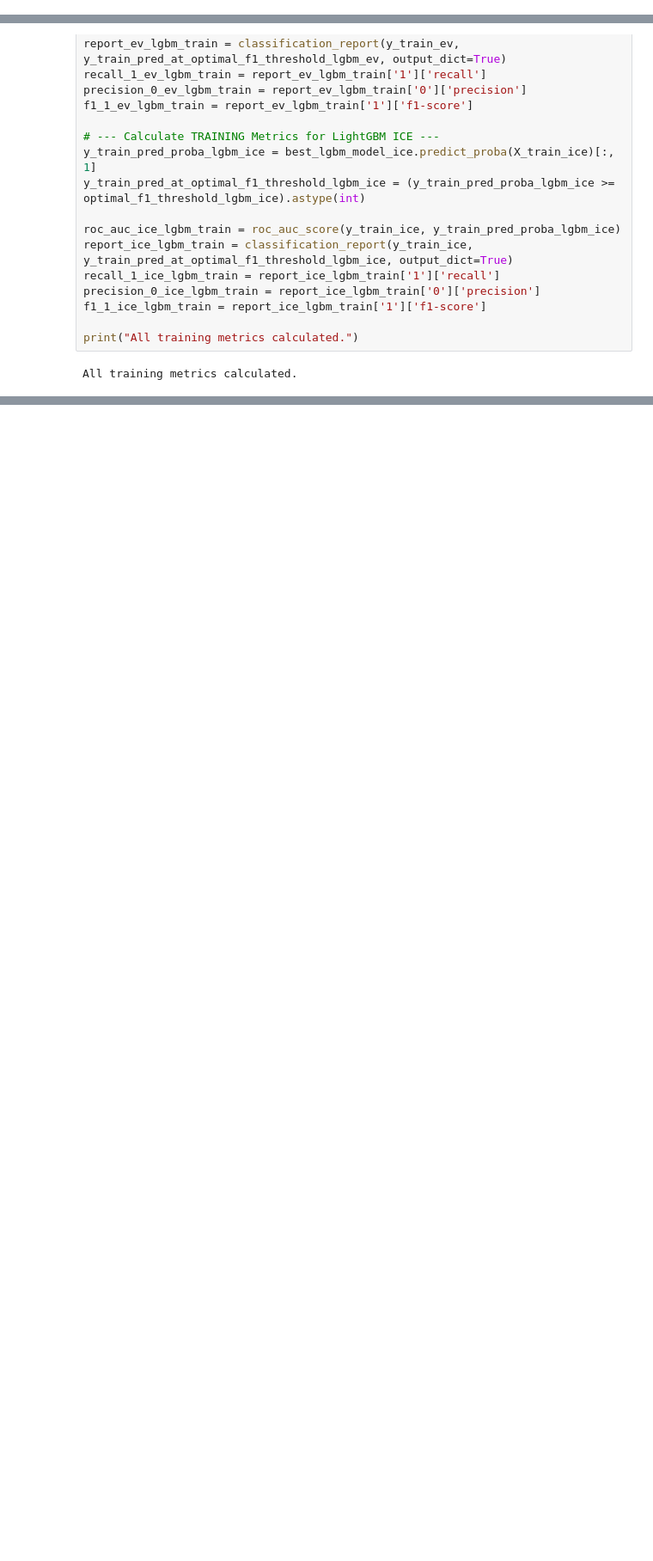
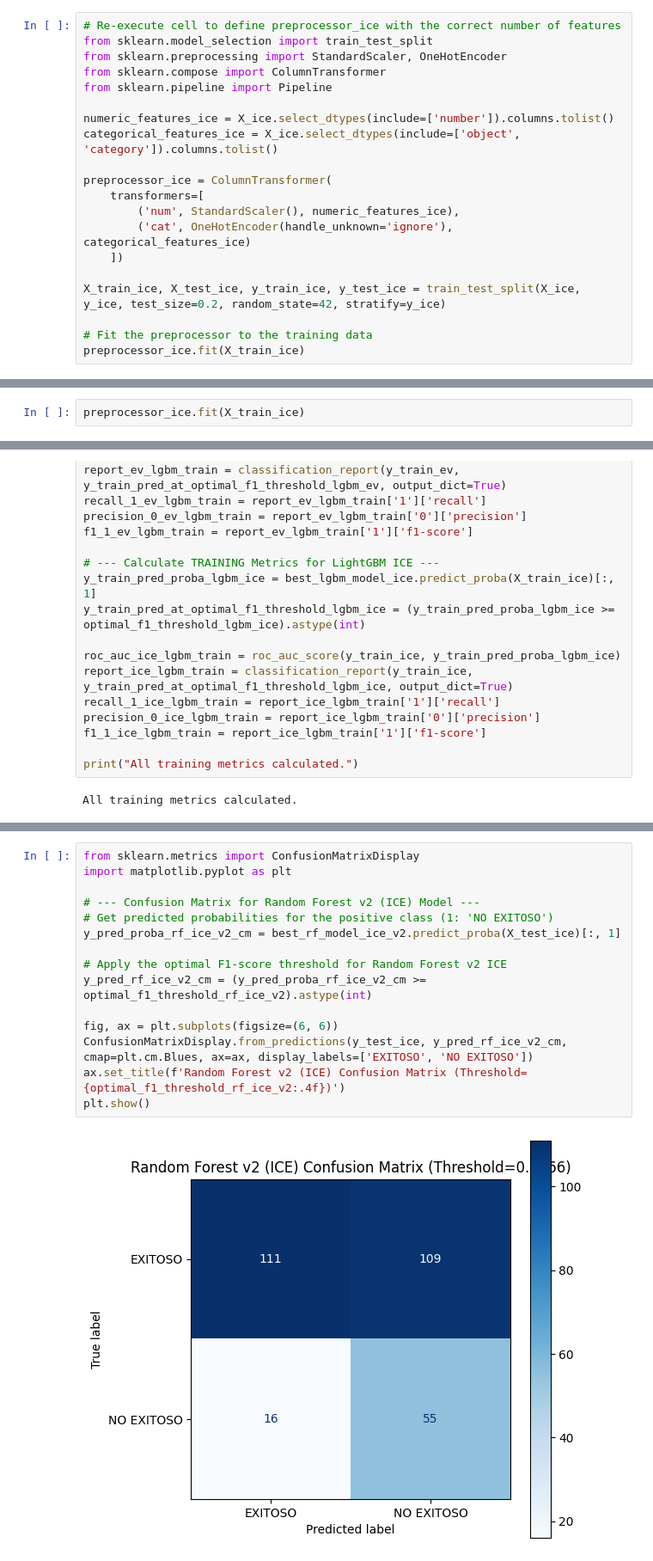
Before and after one commit to Andrea-125478/MCD, a Jupyter notebook: Reentrenamiento sin HEV.ipynb, the cells around one changed output, grey strips where cells are left out. Shown at 86% size. Saved outputs shown, nothing was run; the diff lists cells and outputs as text; blank space fills up the shorter version.

```diff
--- a/Reentrenamiento sin HEV.ipynb
+++ b/Reentrenamiento sin HEV.ipynb
@@ -1433,0 +1548,20 @@ Name: count, dtype: int64
+# %%
+# Re-execute cell to define preprocessor_ice with the correct number of features
+from sklearn.model_selection import train_test_split
+from sklearn.preprocessing import StandardScaler, OneHotEncoder
+from sklearn.compose import ColumnTransformer
+from sklearn.pipeline import Pipeline
+
+numeric_features_ice = X_ice.select_dtypes(include=['number']).columns.tolist()
+categorical_features_ice = X_ice.select_dtypes(include=['object', 'category']).columns.tolist()
+
+preprocessor_ice = ColumnTransformer(
+    transformers=[
+        ('num', StandardScaler(), numeric_features_ice),
+        ('cat', OneHotEncoder(handle_unknown='ignore'), categorical_features_ice)
+    ])
+
+X_train_ice, X_test_ice, y_train_ice, y_test_ice = train_test_split(X_ice, y_ice, test_size=0.2, random_state=42, stratify=y_ice)
+
+# Fit the preprocessor to the training data
+preprocessor_ice.fit(X_train_ice)
@@ -1433,0 +1574,2 @@ Name: count, dtype: int64
+# %%
+preprocessor_ice.fit(X_train_ice)
@@ -3346,0 +3480,17 @@ Next, we can create a simple function to load these models and make predictions
+# %%
+from sklearn.metrics import ConfusionMatrixDisplay
+import matplotlib.pyplot as plt
+
+# --- Confusion Matrix for Random Forest v2 (ICE) Model ---
+# Get predicted probabilities for the positive class (1: 'NO EXITOSO')
+y_pred_proba_rf_ice_v2_cm = best_rf_model_ice_v2.predict_proba(X_test_ice)[:, 1]
+
+# Apply the optimal F1-score threshold for Random Forest v2 ICE
+y_pred_rf_ice_v2_cm = (y_pred_proba_rf_ice_v2_cm >= optimal_f1_threshold_rf_ice_v2).astype(int)
+
+fig, ax = plt.subplots(figsize=(6, 6))
+ConfusionMatrixDisplay.from_predictions(y_test_ice, y_pred_rf_ice_v2_cm, cmap=plt.cm.Blues, ax=ax, display_labels=['EXITOSO', 'NO EXITOSO'])
+ax.set_title(f'Random Forest v2 (ICE) Confusion Matrix (Threshold={optimal_f1_threshold_rf_ice_v2:.4f})')
+plt.show()
+# %% [output]
+[figure, added]
```
Also changed, not shown: parts of 85 cells of this notebook.
